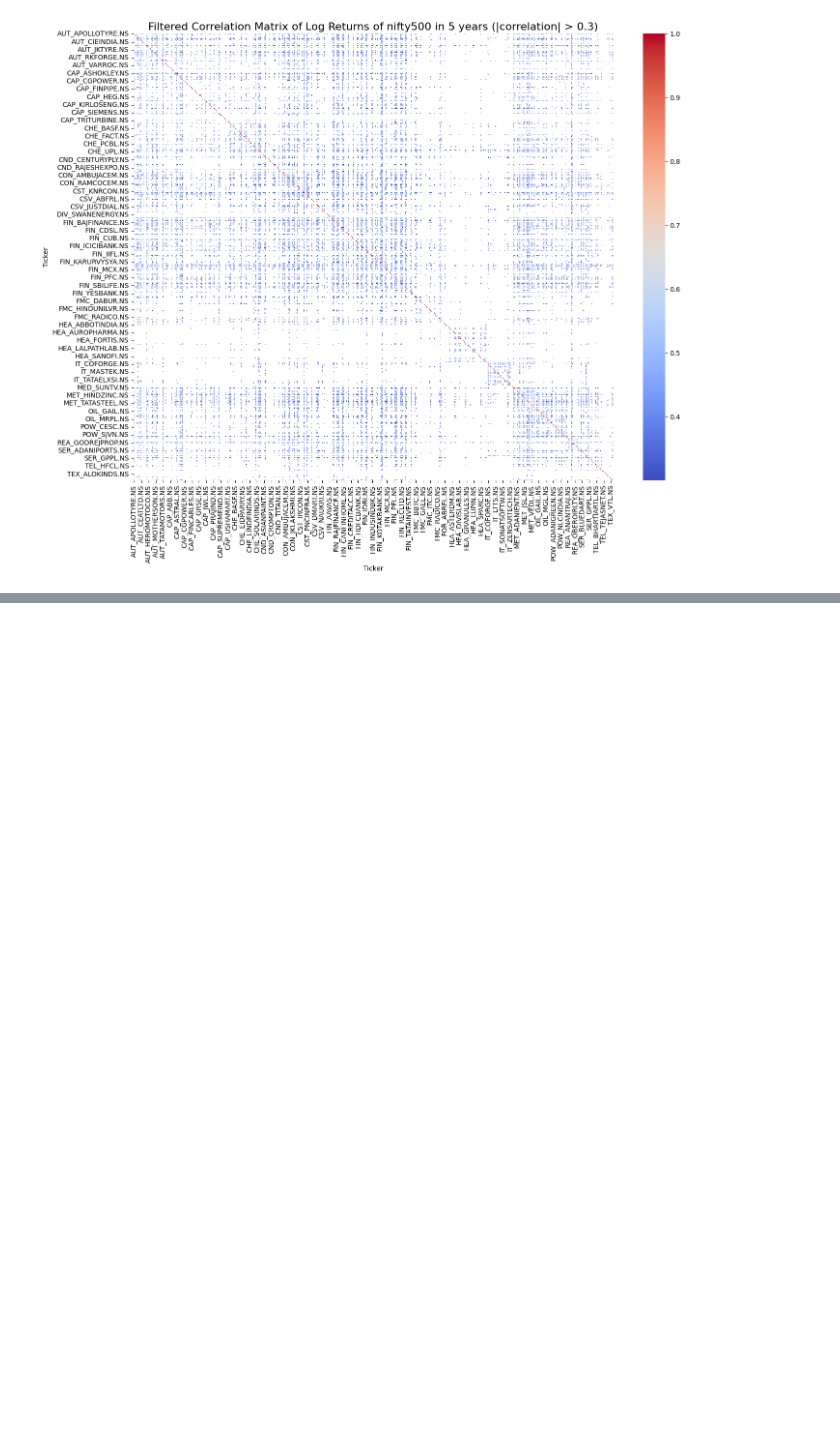
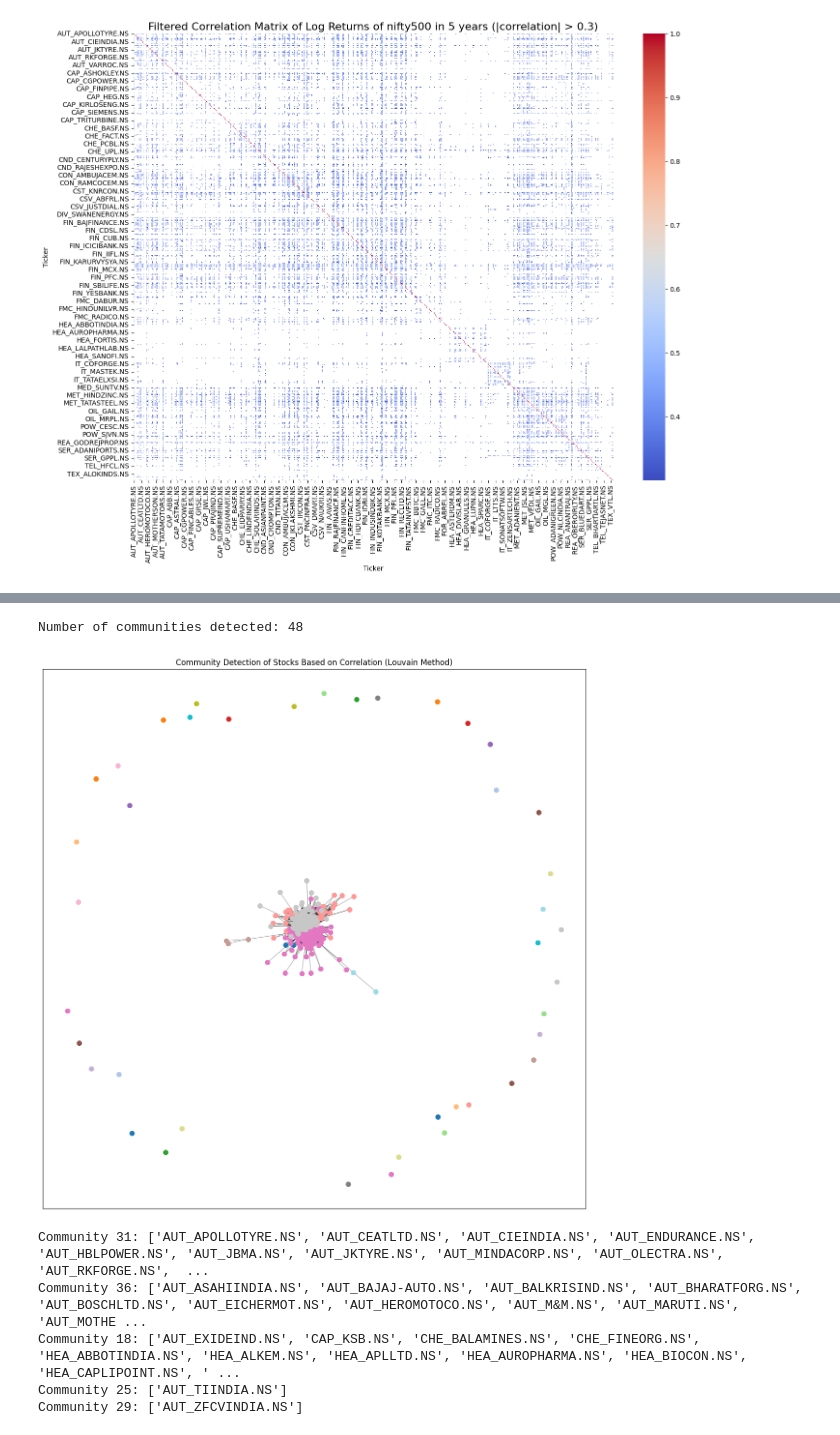
Before and after one commit to SKies2003/Graph-Theory-for-Portfolio-Optimization, a Jupyter notebook: 5 years/Project.ipynb, the cells around one changed output, grey strips where cells are left out. Drawn from its saved outputs; the diff is of its cells as text; code cells hidden in the pictures; blank space fills up the shorter version.

```diff
--- a/5 years/Project.ipynb
+++ b/5 years/Project.ipynb
@@ -229,22 +229,3 @@ plt.savefig('Filtered Correlation Matrix of Log Returns of nifty500 in 5 years.p
 plt.show()
 # %% [output]
 [figure]
-# %%
-import networkx as nx
-
-# Create an empty graph
-G = nx.Graph()
-
-# Add nodes (each stock is a node)
-stocks = log_returns.columns
-G.add_nodes_from(stocks)
-# %%
-# Add edges based on the correlation threshold (correlation > 0.3 or < -0.3)
-
-threshold = 0.3
-for i in range(len(stocks)):
-    for j in range(i+1, len(stocks)):  # Iterate over upper triangle of the correlation matrix
-        corr_value = correlation_matrix.iloc[i, j]
-        if abs(corr_value) >= threshold:
-            # Add edge with weight inversely proportional to correlation value
-            G.add_edge(stocks[i], stocks[j], weight=1 - abs(corr_value))
@@ -360,0 +271,54 @@ Cluster 8: ['IT_BSOFT.NS', 'IT_COFORGE.NS', 'IT_CYIENT.NS', 'IT_HCLTECH.NS', 'IT
+# %%
+import community as community_louvain
+
+# Assuming `G` is already created as the graph from step 1 with edges representing stock correlations
+
+# Detect communities using the Louvain method
+partition = community_louvain.best_partition(G, weight='weight')
+
+# Add the community information as a node attribute
+for node, community_id in partition.items():
+    G.nodes[node]['community'] = community_id
+
+# Get the number of unique communities
+num_communities = len(set(partition.values()))
+print(f"Number of communities detected: {num_communities}")
+
+# %%
+# Visualize the graph with communities
+
+# Generate color mapping for each community
+plt.figure(figsize=(15, 15))
+pos = nx.spring_layout(G, seed=42)  # Use the same layout for consistency
+
+# Draw nodes with colors based on community
+for community_id in set(partition.values()):
+    nodes_in_community = [node for node in partition if partition[node] == community_id]
+    nx.draw_networkx_nodes(G, pos, nodelist=nodes_in_community,
+                           node_size=50, node_color=plt.cm.tab20(community_id / num_communities))
+
+# Draw edges
+nx.draw_networkx_edges(G, pos, alpha=0.3)
+
+plt.title("Community Detection of Stocks Based on Correlation (Louvain Method)")
+plt.show()
+
+# %%
+# Extract clusters of stocks for further analysis
+clusters = {}
+for node, community_id in partition.items():
+    if community_id not in clusters:
+        clusters[community_id] = []
+    clusters[community_id].append(node)
+
+# Display the first few clusters
+for community_id, stocks in list(clusters.items())[:5]:  # Show the first 5 clusters as example
+    print(f"Community {community_id}: {stocks}")
+# %% [output]
+Number of communities detected: 48
+[figure, added]
+Community 31: ['AUT_APOLLOTYRE.NS', 'AUT_CEATLTD.NS', 'AUT_CIEINDIA.NS', 'AUT_ENDURANCE.NS', 'AUT_HBLPOWER.NS', 'AUT_JBMA.NS', 'AUT_JKTYRE.NS', 'AUT_MINDACORP.NS', 'AUT_OLECTRA.NS', 'AUT_RKFORGE.NS',  ...
+Community 36: ['AUT_ASAHIINDIA.NS', 'AUT_BAJAJ-AUTO.NS', 'AUT_BALKRISIND.NS', 'AUT_BHARATFORG.NS', 'AUT_BOSCHLTD.NS', 'AUT_EICHERMOT.NS', 'AUT_HEROMOTOCO.NS', 'AUT_M&M.NS', 'AUT_MARUTI.NS', 'AUT_MOTHE ...
+Community 18: ['AUT_EXIDEIND.NS', 'CAP_KSB.NS', 'CHE_BALAMINES.NS', 'CHE_FINEORG.NS', 'HEA_ABBOTINDIA.NS', 'HEA_ALKEM.NS', 'HEA_APLLTD.NS', 'HEA_AUROPHARMA.NS', 'HEA_BIOCON.NS', 'HEA_CAPLIPOINT.NS', ' ...
+Community 25: ['AUT_TIINDIA.NS']
+Community 29: ['AUT_ZFCVINDIA.NS']
```
Also changed, not shown: parts of 10 cells of this notebook.
